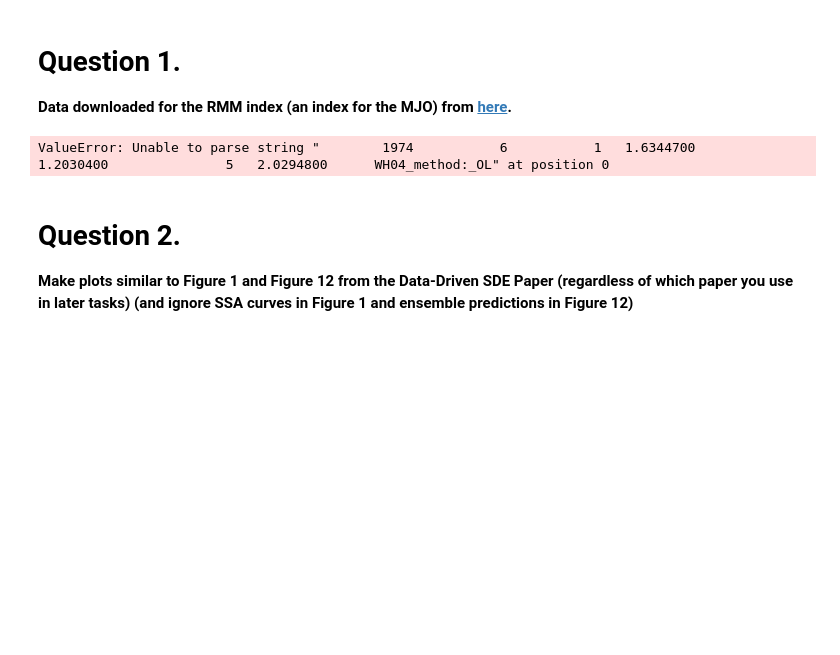
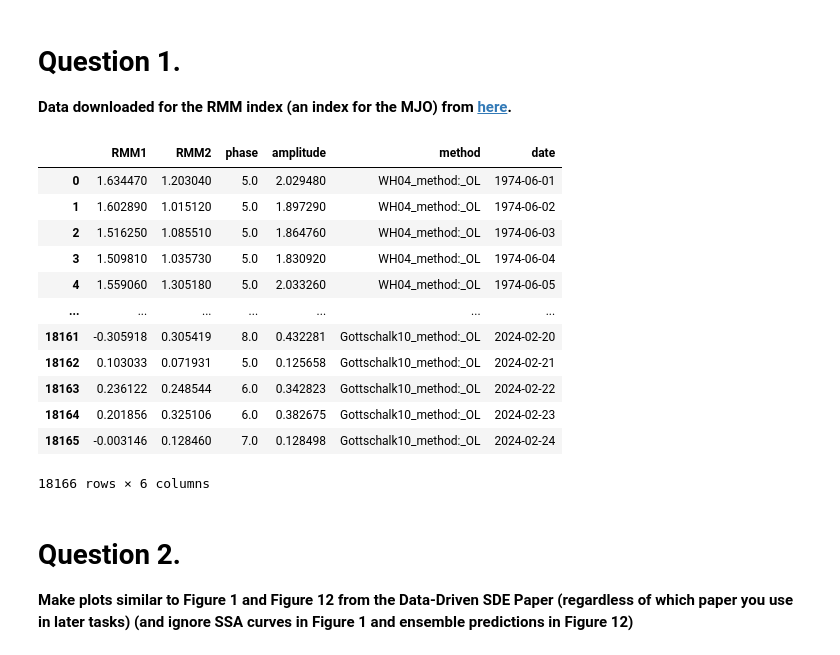
Before and after one commit to Stochastic1017/MATH_616, a Jupyter notebook: Homeworks/Homework_2/Homework 2 (Honors).ipynb, the cells around one changed output. Cells and saved outputs as stored; diff of their text form; code cells hidden in the pictures; blank space fills up the shorter version.

Commit message:
added .txt data file and successully pulled it using pd.read_csv

```diff
--- a/Homeworks/Homework_2/Homework 2 (Honors).ipynb
+++ b/Homeworks/Homework_2/Homework 2 (Honors).ipynb
@@ -27,14 +27,26 @@ import matplotlib.gridspec as gridspec
 # %%
 column_names = ['year', 'month', 'day', 'RMM1', 'RMM2', 'phase', 'amplitude', 'method']
 
-df = pd.read_csv("https://raw.githubusercontent.com/Stochastic1017/MATH_616/refs/heads/main/dataset/RMM_data.csv",
-                 names=column_names, comment='R')
+df = pd.read_csv("https://raw.githubusercontent.com/Stochastic1017/MATH_616/refs/heads/main/dataset/rmm.74toRealtime.txt",
+                  delim_whitespace=True, names=column_names, comment='R', skiprows=2)
 df.replace([1.E36, 999], np.nan, inplace=True)
 df['date'] = pd.to_datetime(df[['year', 'month', 'day']])
 df.drop(columns=['year', 'month', 'day'], inplace=True)
 df
 # %% [output]
+|  | RMM1 | RMM2 | phase | amplitude | method | date |
+| 0 | 1.634470 | 1.203040 | 5.0 | 2.029480 | WH04_method:_OL | 1974-06-01 |
+| 1 | 1.602890 | 1.015120 | 5.0 | 1.897290 | WH04_method:_OL | 1974-06-02 |
+| 2 | 1.516250 | 1.085510 | 5.0 | 1.864760 | WH04_method:_OL | 1974-06-03 |
+| 3 | 1.509810 | 1.035730 | 5.0 | 1.830920 | WH04_method:_OL | 1974-06-04 |
+| 4 | 1.559060 | 1.305180 | 5.0 | 2.033260 | WH04_method:_OL | 1974-06-05 |
+| ... | ... | ... | ... | ... | ... | ... |
+| 18161 | -0.305918 | 0.305419 | 8.0 | 0.432281 | Gottschalk10_method:_OL | 2024-02-20 |
+| 18162 | 0.103033 | 0.071931 | 5.0 | 0.125658 | Gottschalk10_method:_OL | 2024-02-21 |
+| 18163 | 0.236122 | 0.248544 | 6.0 | 0.342823 | Gottschalk10_method:_OL | 2024-02-22 |
+| 18164 | 0.201856 | 0.325106 | 6.0 | 0.382675 | Gottschalk10_method:_OL | 2024-02-23 |
+| 18165 | -0.003146 | 0.128460 | 7.0 | 0.128498 | Gottschalk10_method:_OL | 2024-02-24 |
-ValueError: Unable to parse string "        1974           6           1   1.6344700       1.2030400               5   2.0294800      WH04_method:_OL" at position 0
+18166 rows × 6 columns
 # %% [markdown]
 # Question 2.
 
```
Also changed, not shown: parts of 1 cell of this notebook.
